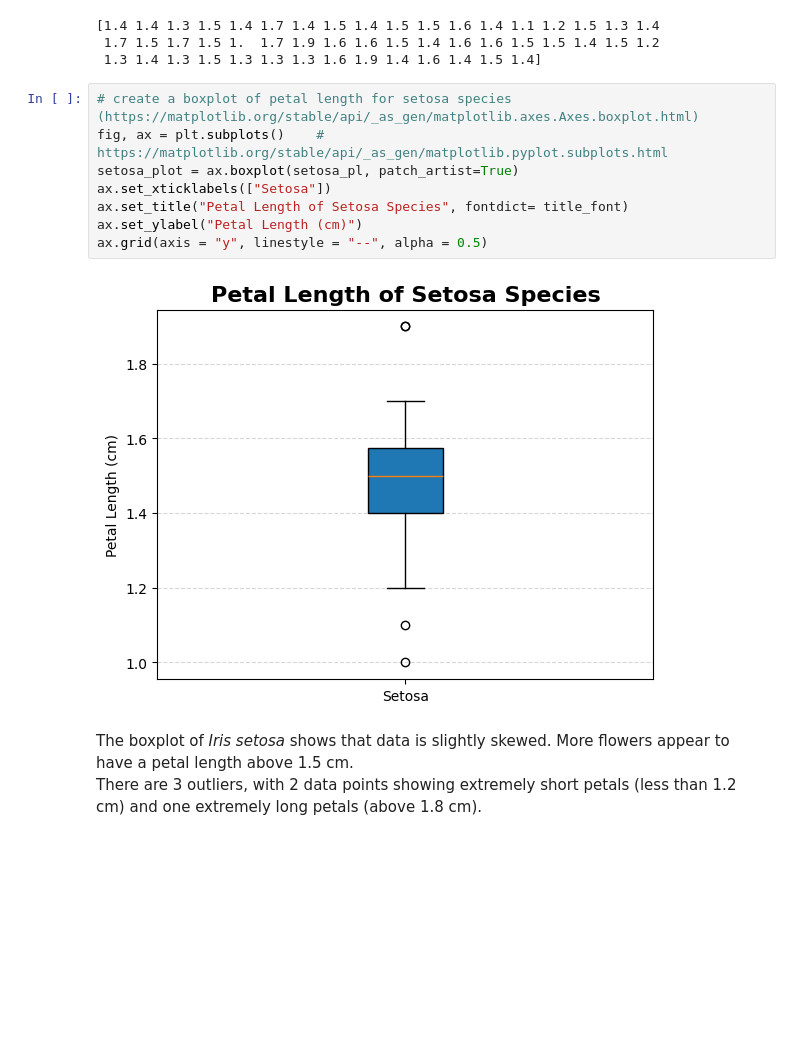
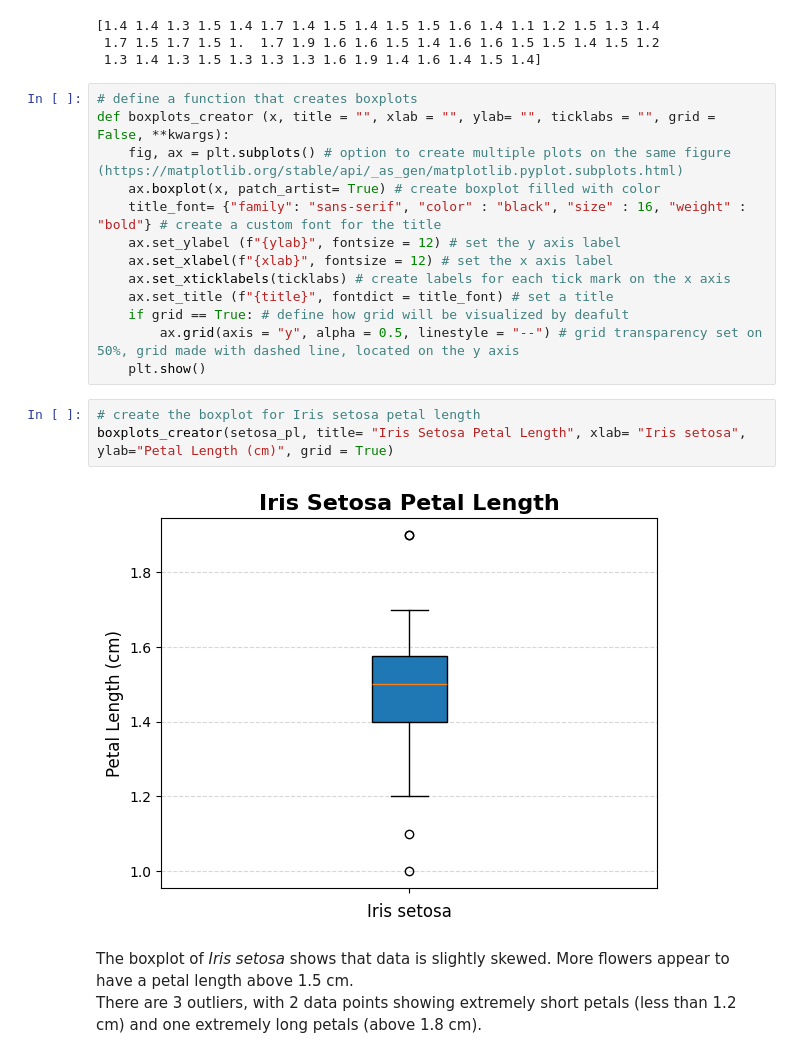
Before and after one commit to AnnaLoz28/principles_of_data_analytics, a Jupyter notebook: tasks.ipynb, the cells around one changed output. Saved outputs shown, nothing was run; the diff lists cells and outputs as text; blank space fills up the shorter version.

Commit message:
added new function for boxplots

```diff
--- a/tasks.ipynb
+++ b/tasks.ipynb
@@ -456,16 +456,24 @@ print(setosa_pl)
 [1.4 1.4 1.3 1.5 1.4 1.7 1.4 1.5 1.4 1.5 1.5 1.6 1.4 1.1 1.2 1.5 1.3 1.4
  1.7 1.5 1.7 1.5 1.  1.7 1.9 1.6 1.6 1.5 1.4 1.6 1.6 1.5 1.5 1.4 1.5 1.2
  1.3 1.4 1.3 1.5 1.3 1.3 1.3 1.6 1.9 1.4 1.6 1.4 1.5 1.4]
-# %%
-# create a boxplot of petal length for setosa species (https://matplotlib.org/stable/api/_as_gen/matplotlib.axes.Axes.boxplot.html)
-fig, ax = plt.subplots()	# https://matplotlib.org/stable/api/_as_gen/matplotlib.pyplot.subplots.html
-setosa_plot = ax.boxplot(setosa_pl, patch_artist=True)
-ax.set_xticklabels(["Setosa"])
-ax.set_title("Petal Length of Setosa Species", fontdict= title_font)
-ax.set_ylabel("Petal Length (cm)")
-ax.grid(axis = "y", linestyle = "--", alpha = 0.5)
-# %% [output]
-[figure, removed]
+# %%
+# define a function that creates boxplots
+def boxplots_creator (x, title = "", xlab = "", ylab= "", ticklabs = "", grid = False, **kwargs):
+    fig, ax = plt.subplots() # option to create multiple plots on the same figure (https://matplotlib.org/stable/api/_as_gen/matplotlib.pyplot.subplots.html)
+    ax.boxplot(x, patch_artist= True) # create boxplot filled with color
+    title_font= {"family": "sans-serif", "color" : "black", "size" : 16, "weight" : "bold"} # create a custom font for the title
+    ax.set_ylabel (f"{ylab}", fontsize = 12) # set the y axis label
+    ax.set_xlabel(f"{xlab}", fontsize = 12) # set the x axis label
+    ax.set_xticklabels(ticklabs) # create labels for each tick mark on the x axis
+    ax.set_title (f"{title}", fontdict = title_font) # set a title
+    if grid == True: # define how grid will be visualized by deafult
+        ax.grid(axis = "y", alpha = 0.5, linestyle = "--") # grid transparency set on 50%, grid made with dashed line, located on the y axis
+    plt.show()
+# %%
+# create the boxplot for Iris setosa petal length
+boxplots_creator(setosa_pl, title= "Iris Setosa Petal Length", xlab= "Iris setosa", ylab="Petal Length (cm)", grid = True)
+# %% [output]
+[figure, added]
 # %% [markdown]
 The boxplot of *Iris setosa* shows that data is slightly skewed. More flowers appear to have a petal length above 1.5 cm.
 There are 3 outliers, with 2 data points showing extremely short petals (less than 1.2 cm) and one extremely long petals (above 1.8 cm).
```
Also changed, not shown: parts of 8 cells of this notebook.
